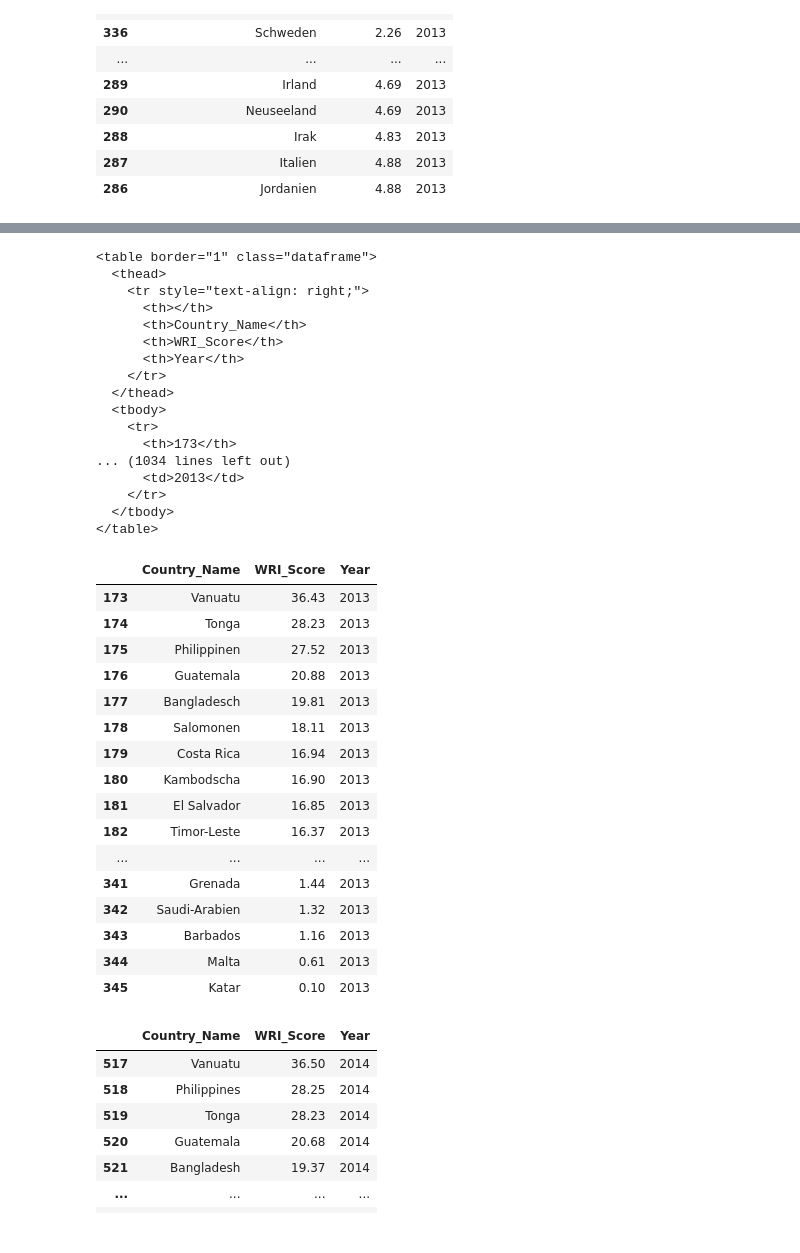
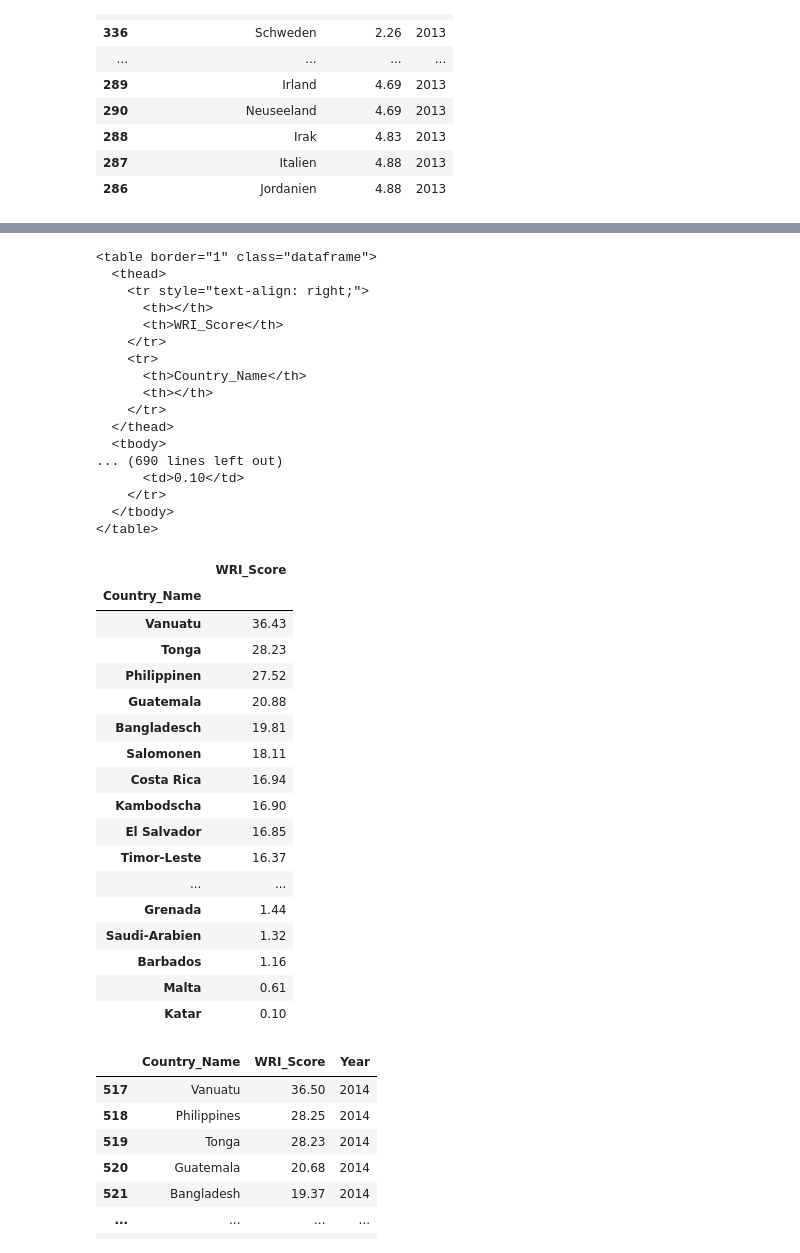
Before and after one commit to b0906/group7, a Jupyter notebook: Data Cleaning/rank_by_wri-Copy1-checkpoint.ipynb, the cells around one changed output, grey strips where cells are left out. Drawn from its saved outputs; the diff is of its cells as text; code cells hidden in the pictures.

```diff
--- a/Data Cleaning/rank_by_wri-Copy1-checkpoint.ipynb
+++ b/Data Cleaning/rank_by_wri-Copy1-checkpoint.ipynb
@@ -353,3 +403,7 @@ wri_2013_df.sort_values("WRI_Score", ascending = True).head(60)
 | 288 | Irak | 4.83 | 2013 |
 | 287 | Italien | 4.88 | 2013 |
 | 286 | Jordanien | 4.88 | 2013 |
+# %%
+# remove column year and set contry_name as index
+rank_2013 = wri_2013_df.drop(['Year'], axis=1).set_index('Country_Name')
+rank_2013
@@ -356,22 +457,22 @@ wri_2013_df.sort_values("WRI_Score", ascending = True).head(60)
 # %%
 # convert dataframe to HTML table
-result = wri_2013_df.to_html()
+result = rank_2013.to_html()
 print(result)
 # %% [output]
 <table border="1" class="dataframe">
   <thead>
     <tr style="text-align: right;">
       <th></th>
+      <th>WRI_Score</th>
+    </tr>
+    <tr>
       <th>Country_Name</th>
-      <th>WRI_Score</th>
-      <th>Year</th>
+      <th></th>
     </tr>
   </thead>
   <tbody>
-    <tr>
-      <th>173</th>
-... (1034 lines left out)
-      <td>2013</td>
+... (690 lines left out)
+      <td>0.10</td>
     </tr>
   </tbody>
 </table>
@@ -385,25 +486,26 @@ text_file.write(html)
 text_file.close()
 # %%
 # display HTMK data in the form of a table-stripped
-HTML(wri_2013_df.to_html(classes='table table-stripped'))
+HTML(rank_2013.to_html(classes='table table-stripped'))
 # %% [output]
-|  | Country_Name | WRI_Score | Year |
-| 173 | Vanuatu | 36.43 | 2013 |
-| 174 | Tonga | 28.23 | 2013 |
-| 175 | Philippinen | 27.52 | 2013 |
-| 176 | Guatemala | 20.88 | 2013 |
-| 177 | Bangladesch | 19.81 | 2013 |
-| 178 | Salomonen | 18.11 | 2013 |
-| 179 | Costa Rica | 16.94 | 2013 |
-| 180 | Kambodscha | 16.90 | 2013 |
-| 181 | El Salvador | 16.85 | 2013 |
-| 182 | Timor-Leste | 16.37 | 2013 |
-| ... | ... | ... | ... |
-| 341 | Grenada | 1.44 | 2013 |
-| 342 | Saudi-Arabien | 1.32 | 2013 |
-| 343 | Barbados | 1.16 | 2013 |
-| 344 | Malta | 0.61 | 2013 |
-| 345 | Katar | 0.10 | 2013 |
+|  | WRI_Score |
+| Country_Name |  |
+| Vanuatu | 36.43 |
+| Tonga | 28.23 |
+| Philippinen | 27.52 |
+| Guatemala | 20.88 |
+| Bangladesch | 19.81 |
+| Salomonen | 18.11 |
+| Costa Rica | 16.94 |
+| Kambodscha | 16.90 |
+| El Salvador | 16.85 |
+| Timor-Leste | 16.37 |
+| ... | ... |
+| Grenada | 1.44 |
+| Saudi-Arabien | 1.32 |
+| Barbados | 1.16 |
+| Malta | 0.61 |
+| Katar | 0.10 |
 # %%
 # 2014
 wri_2014_df = wri_rank_transformed_df.loc[(wri_rank_transformed_df["Year"] == 2014)]
```
Also changed, not shown: parts of 58 cells of this notebook, 14 other files.
